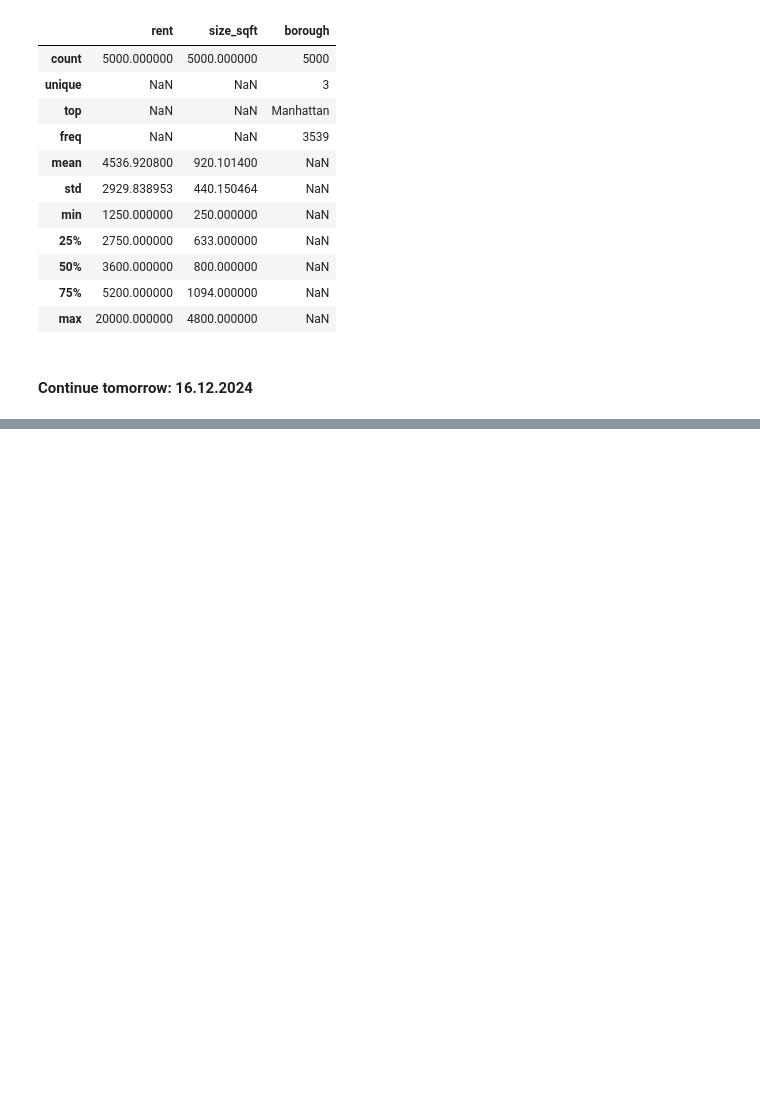
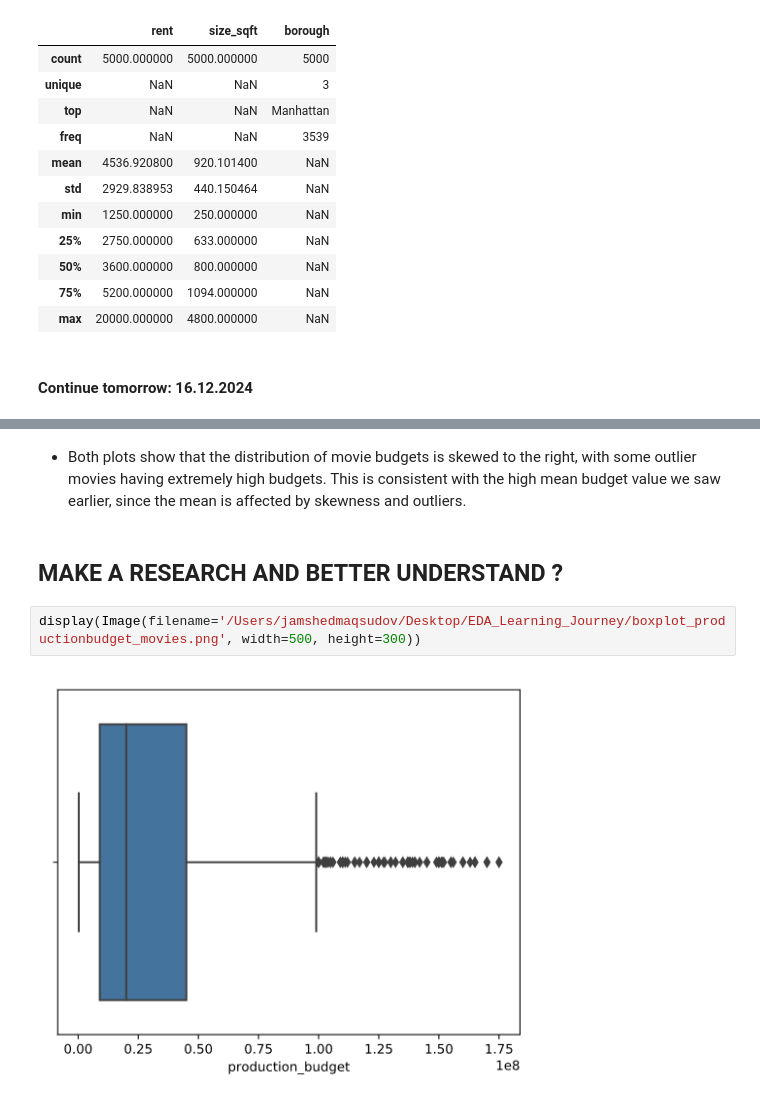
Before and after one commit to MaqsudovJamshed/EDA_Learning_Journey, a Jupyter notebook: EDA_Course.ipynb, the cells around one changed output, grey strips where cells are left out. Drawn from its saved outputs; the diff is of its cells as text; blank space fills up the shorter version.

```diff
--- a/EDA_Course.ipynb
+++ b/EDA_Course.ipynb
@@ -102,0 +114,9 @@ rental.describe(include='all')
+# %% [markdown]
+
+- Both plots show that the distribution of movie budgets is skewed to the right, with some outlier movies having extremely high budgets. This is consistent with the high mean budget value we saw earlier, since the mean is affected by skewness and outliers.
+# %% [markdown]
+## MAKE A RESEARCH AND BETTER UNDERSTAND ?
+# %%
+display(Image(filename='/Users/jamshedmaqsudov/Desktop/EDA_Learning_Journey/boxplot_productionbudget_movies.png', width=500, height=300))
+# %% [output]
+[figure, added]
```
Also changed, not shown: parts of 11 cells of this notebook, 8 other files.
